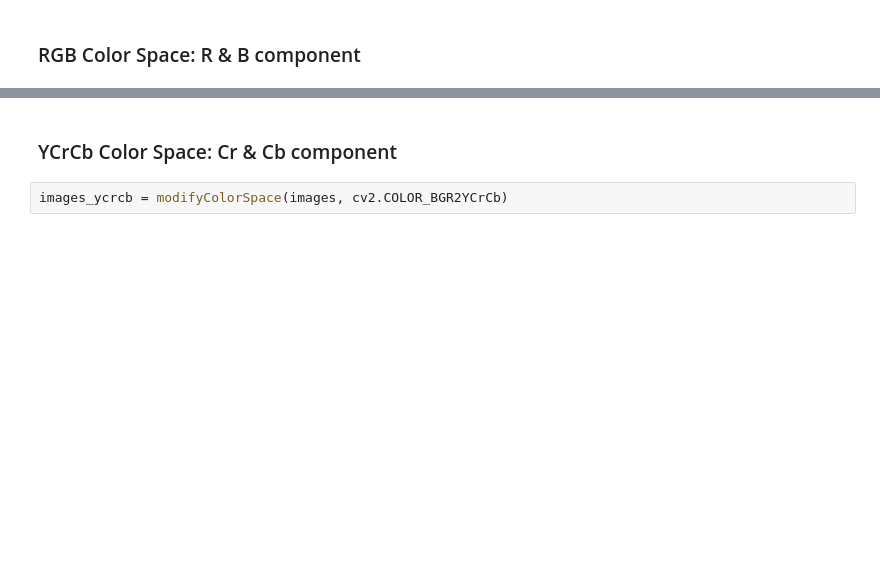
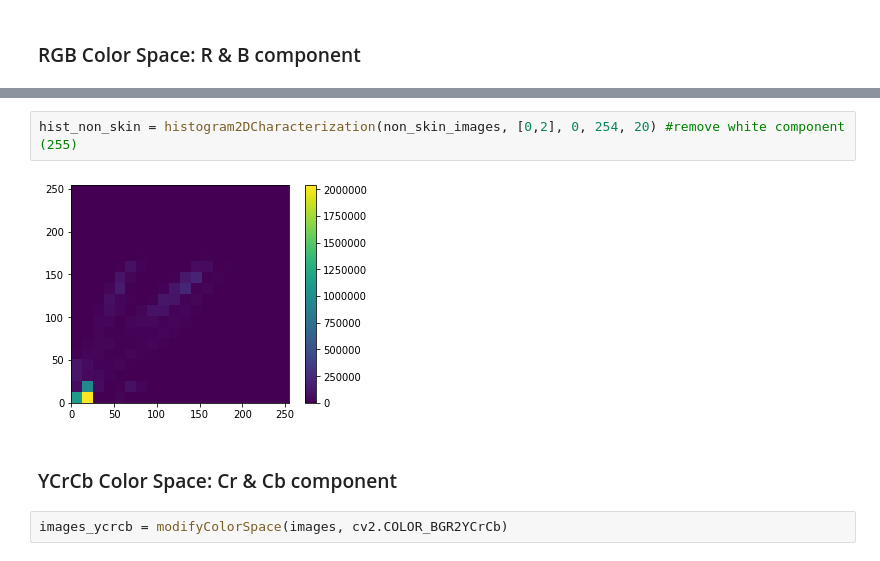
Before and after one commit to uridr/Finger-Detection, a Jupyter notebook: preprocessing/skin_color_histogram.ipynb, the cells around one changed output, grey strips where cells are left out. Saved outputs shown, nothing was run; the diff lists cells and outputs as text; blank space fills up the shorter version.

```diff
--- a/preprocessing/skin_color_characterization_yuye.ipynb
+++ b/preprocessing/skin_color_histogram.ipynb
@@ -94,3 +119,7 @@ hist = histogram2DCharacterization(images, [0,2], 0, 255, 10)
+# %%
+hist_non_skin = histogram2DCharacterization(non_skin_images, [0,2], 0, 254, 20) #remove white component (255)
+# %% [output]
+[figure, added]
 # %% [markdown]
 ### YCrCb Color Space: Cr & Cb component
 # %%
```
Also changed, not shown: parts of 13 cells of this notebook, 1 other file.
